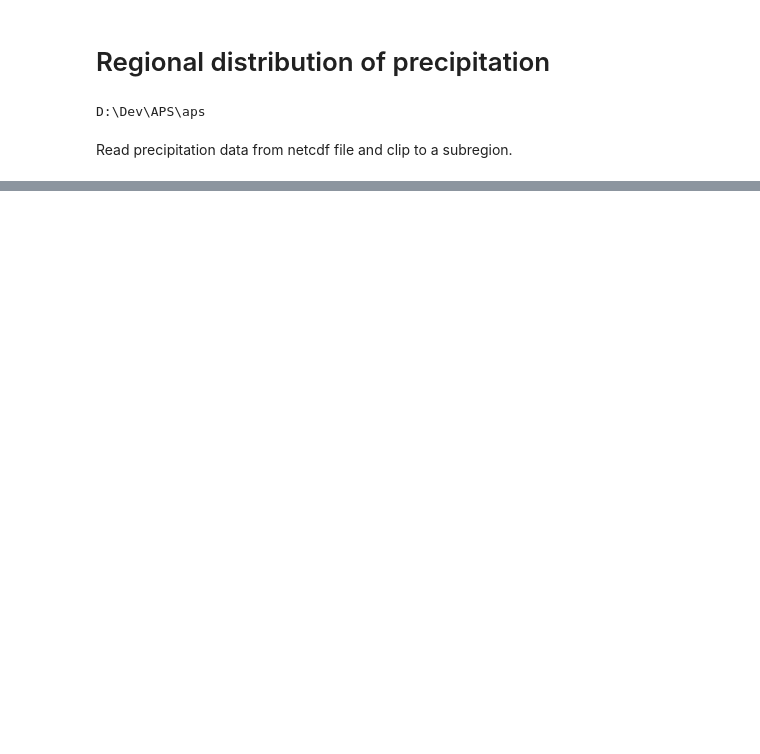
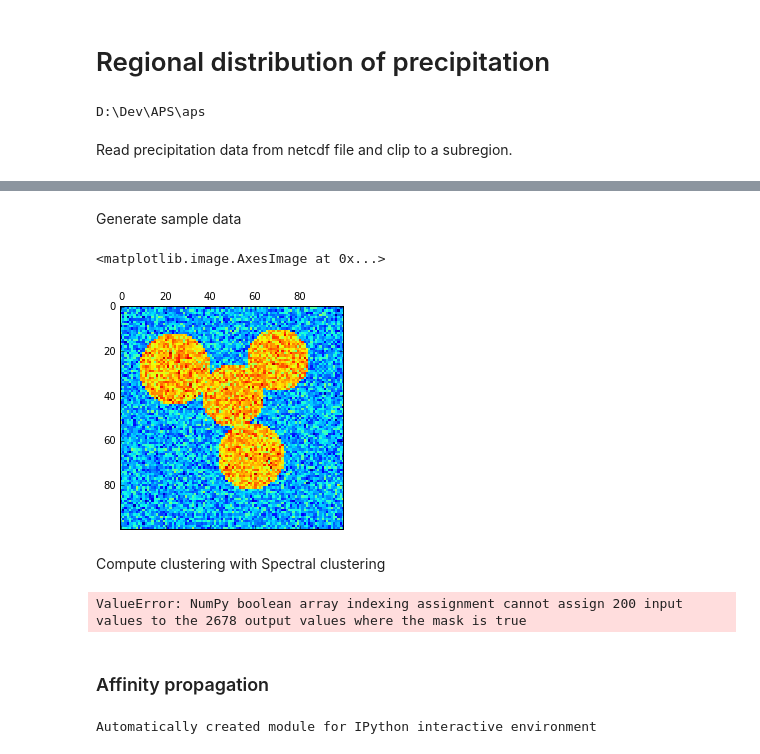
Before and after one commit to kmunve/APS, a Jupyter notebook: aps/notebooks/regional_precipitation_distribution.ipynb, the cells around one changed output, grey strips where cells are left out. Cells and saved outputs as stored; diff of their text form; code cells hidden in the pictures; blank space fills up the shorter version.

```diff
--- a/aps/notebooks/regional_precipitation_distribution.ipynb
+++ b/aps/notebooks/regional_precipitation_distribution.ipynb
@@ -53,0 +147,42 @@ print(flier_low, box_bot, box_center, box_top, flier_high, pf_mean)
+# %% [markdown]
+Generate sample data
+# %%
+l = 100
+x, y = np.indices((l, l))
+
+center1 = (28, 24)
+center2 = (40, 50)
+center3 = (67, 58)
+center4 = (24, 70)
+
+radius1, radius2, radius3, radius4 = 16, 14, 15, 14
+
+circle1 = (x - center1[0]) ** 2 + (y - center1[1]) ** 2 < radius1 ** 2
+circle2 = (x - center2[0]) ** 2 + (y - center2[1]) ** 2 < radius2 ** 2
+circle3 = (x - center3[0]) ** 2 + (y - center3[1]) ** 2 < radius3 ** 2
+circle4 = (x - center4[0]) ** 2 + (y - center4[1]) ** 2 < radius4 ** 2
+
+img = circle1 + circle2 + circle3 + circle4
+
+# We use a mask that limits to the foreground: the problem that we are
+# interested in here is not separating the objects from the background,
+# but separating them one from the other.
+mask = img.astype(bool)
+
+img = img.astype(float)
+img += 1 + 0.2 * np.random.randn(*img.shape)
+
+# Convert the image into a graph with the value of the gradient on the
+# edges.
+graph = image.img_to_graph(img, mask=mask)
+
+# Take a decreasing function of the gradient: we take it weakly
+# dependent from the gradient the segmentation is close to a voronoi
+graph.data = np.exp(-graph.data / graph.data.std())
+
+plt.matshow(img)
+# %% [output]
+<matplotlib.image.AxesImage at 0x...>
+[figure, added]
+# %% [markdown]
+Compute clustering with Spectral clustering
@@ -53,0 +191,19 @@ print(flier_low, box_bot, box_center, box_top, flier_high, pf_mean)
+# %%
+# Force the solver to be arpack, since amg is numerically
+# unstable on this example
+labels = spectral_clustering(graph, n_clusters=2, eigen_solver='arpack')
+label_im = -np.ones(mask.shape)
+label_im[mask] = labels
+
+plt.matshow(label_im)
+# %% [output]
+ValueError: NumPy boolean array indexing assignment cannot assign 200 input values to the 2678 output values where the mask is true
+# %% [markdown]
+### Affinity propagation
+# %%
+print(__doc__)
+
+from sklearn.cluster import AffinityPropagation
+from sklearn import metrics
+# %% [output]
+Automatically created module for IPython interactive environment
```
Also changed, not shown: parts of 24 cells of this notebook.
